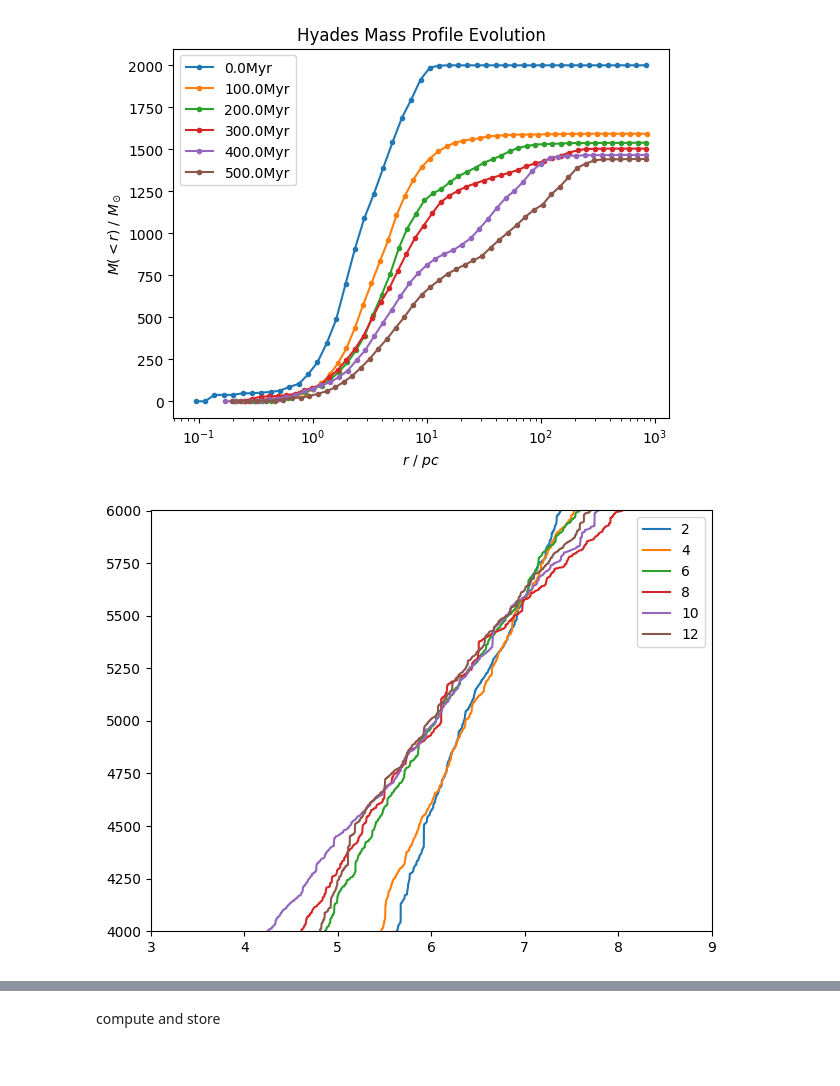
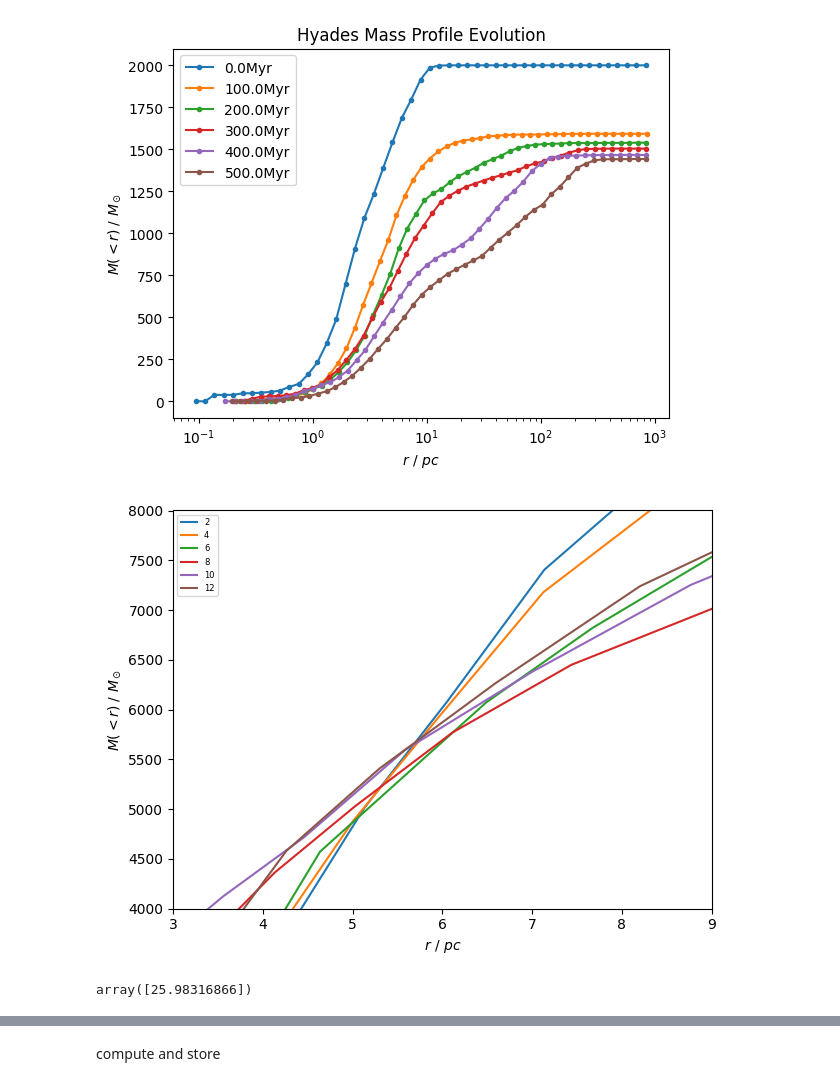
Before and after one commit to RSPicken2/stellar-streams, a Jupyter notebook: MassProfileAnalysis.ipynb, the cells around one changed output, grey strips where cells are left out. Cells and saved outputs as stored; diff of their text form; code cells hidden in the pictures.

Commit message:
Update mass radii plot

```diff
--- a/MassProfileAnalysis.ipynb
+++ b/MassProfileAnalysis.ipynb
@@ -340,29 +344,35 @@ plt.show()
 # %% [output]
 [figure]
 # %%
-times = [0]
+times = [0, 300, 600]
 experiment_path = source + '/Concentration'
 
 runs_data = get_runs_data(experiment_path, times)
 
-runs_mass_profiles = find_mass_profiles_experiment(runs_data)
+runs_mass_profiles = find_mass_profiles_experiment(runs_data, bins=50, rmax=10**3)
 # %%
-ncols = 3
-nrows = int(np.ceil(len(runs_data) / ncols))
+
 fig, ax = plt.subplots()
 
 #plot_mass_profiles(fig, axes, runs_mass_profiles, titlehead=r'$W_0$ = ')
 
 for run, mass_profiles in runs_mass_profiles.items():
-    for time, (r_sort, _, m_sums) in mass_profiles.items():
-        ax.plot(r_sort, m_sums, label=run)
+    (r_sort, _, m_sums) = mass_profiles[0]
+    ax.plot(r_sort, m_sums, label=run)
 
 ax.set_xlim([3,9])
-ax.set_ylim([4000,6000])
+ax.set_ylim([4000,8000])
+
+ax.set_xlabel(r'$r$ / $pc$')
+ax.set_ylabel(r'$M(<r)$ / $M_\odot$')
 
 plt.legend()
-axes[0][0].legend(fontsize=6)
+ax.legend(fontsize=6)
 plt.tight_layout()
 plt.show()
 # %% [output]
-[figure, old version]
+[figure, new version]
+# %%
+intersect_x
+# %% [output]
+array([25.98316866])
```
Also changed, not shown: parts of 11 cells of this notebook.
